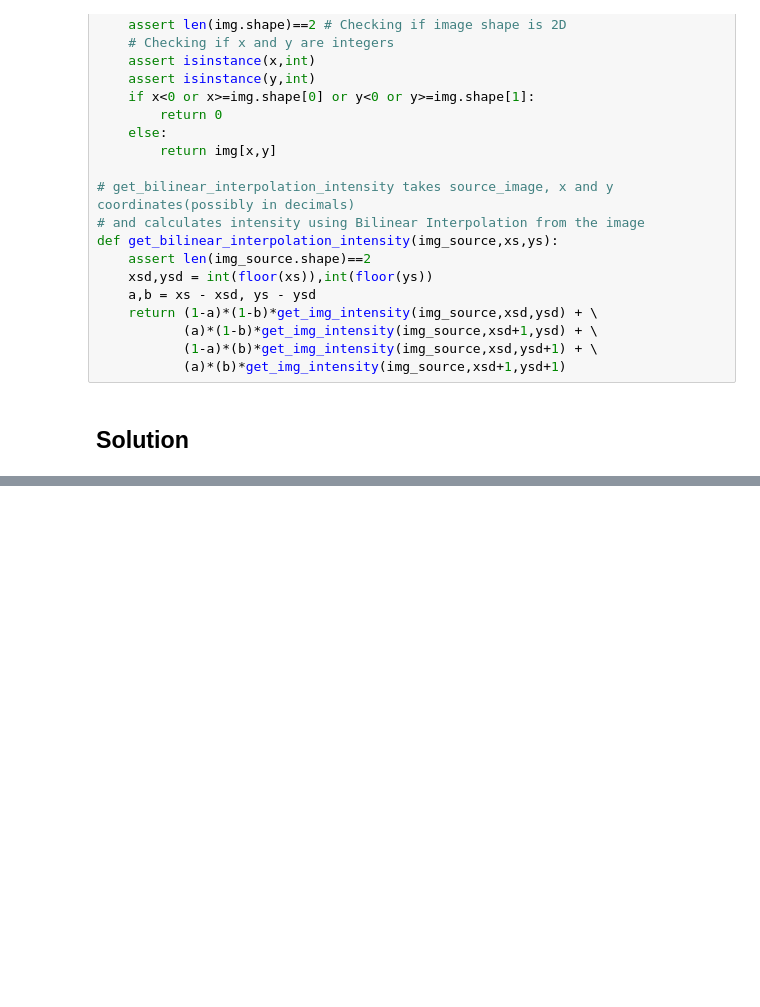
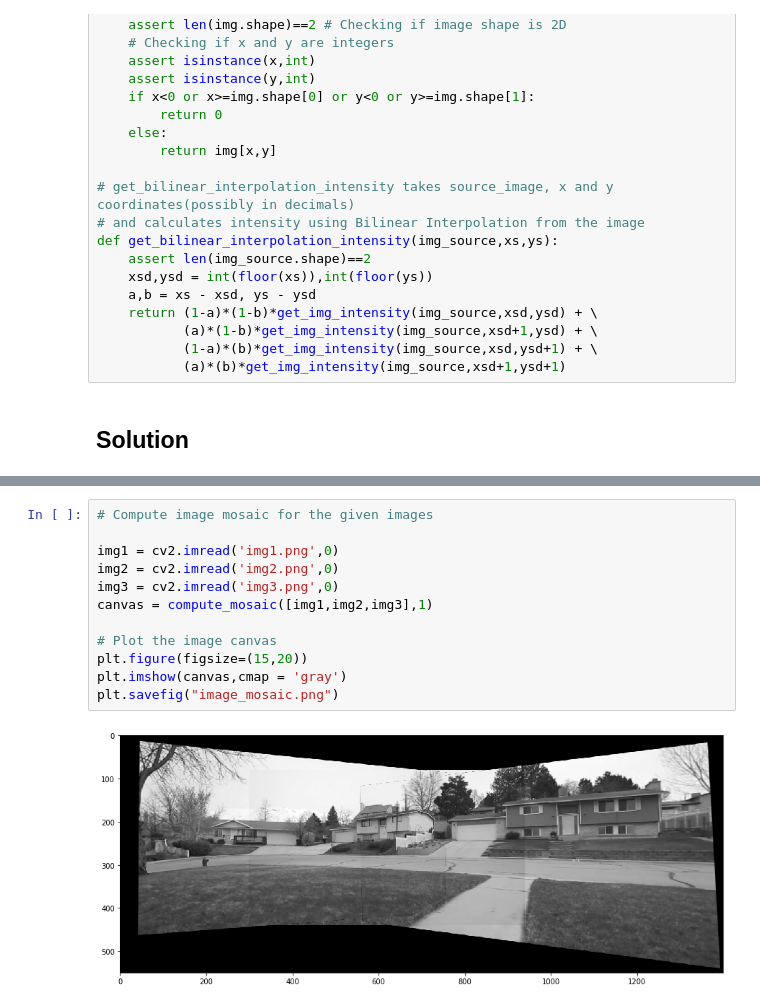
Before and after one commit to shreyasnn1/EE5175-Image-Signal-Processing, a Jupyter notebook: Lab3/lab3.ipynb, the cells around one changed output, grey strips where cells are left out. Drawn from its saved outputs; the diff is of its cells as text; blank space fills up the shorter version.

```diff
--- a/Lab3/lab3.ipynb
+++ b/Lab3/lab3.ipynb
@@ -150,0 +156,14 @@ Computed H23
+# %%
+# Compute image mosaic for the given images
+
+img1 = cv2.imread('img1.png',0)
+img2 = cv2.imread('img2.png',0)
+img3 = cv2.imread('img3.png',0)
+canvas = compute_mosaic([img1,img2,img3],1)
+
+# Plot the image canvas
+plt.figure(figsize=(15,20))
+plt.imshow(canvas,cmap = 'gray')
+plt.savefig("image_mosaic.png")
+# %% [output]
+[figure, added]
```
Also changed, not shown: parts of 11 cells of this notebook.
